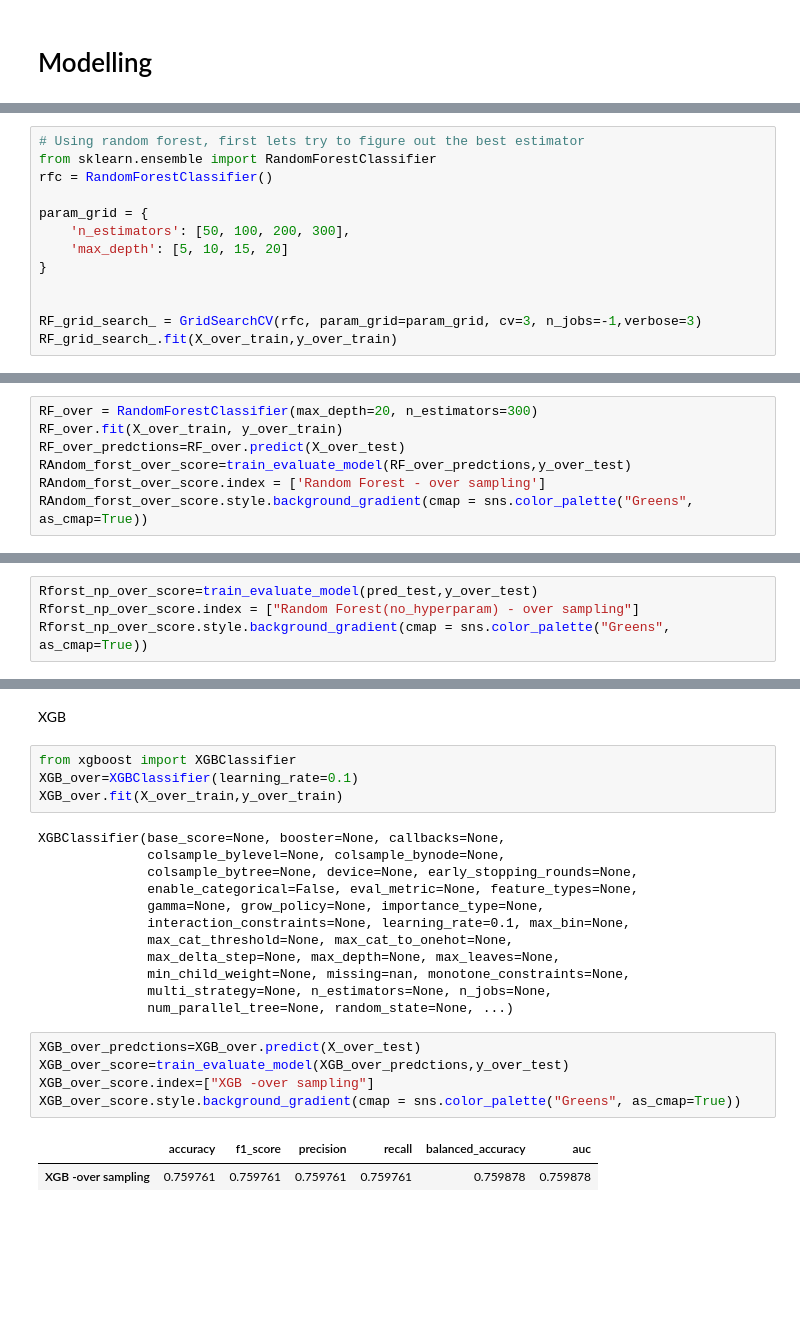
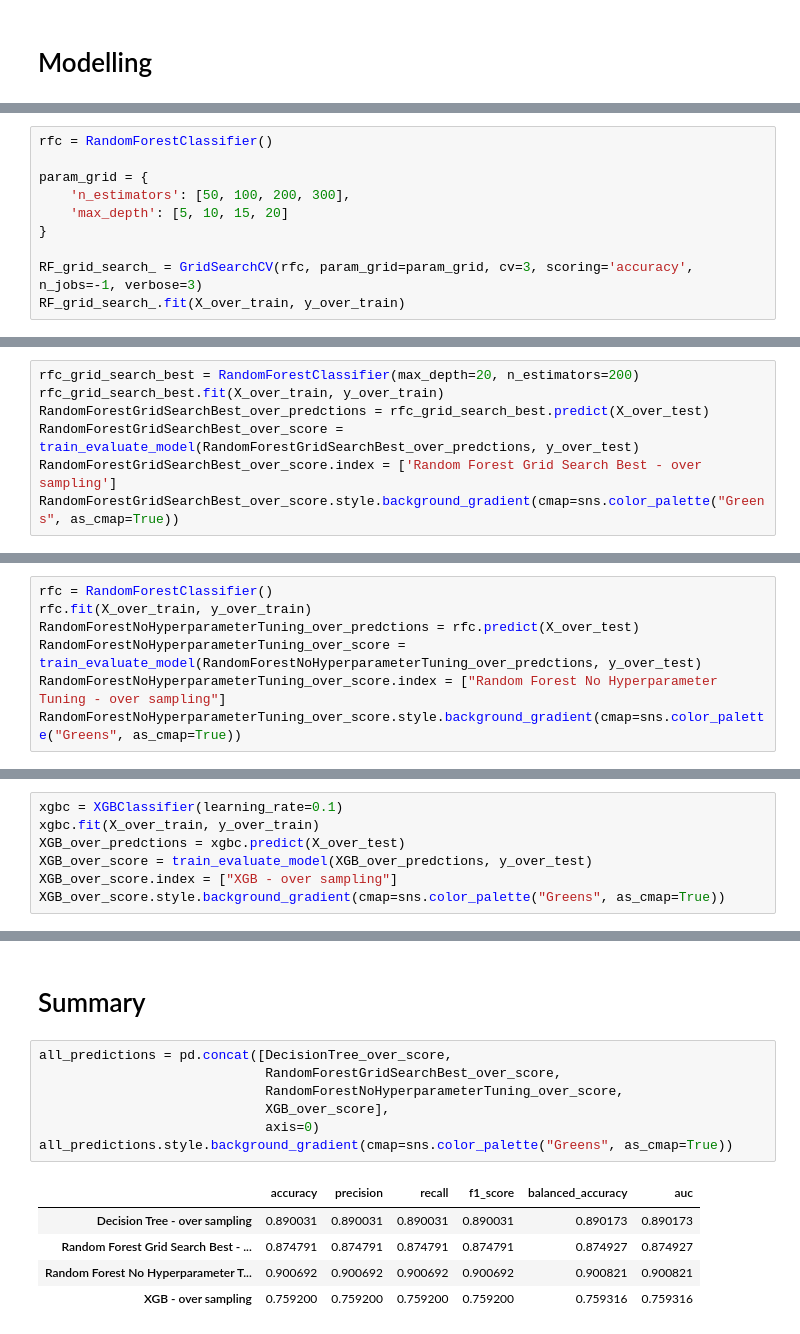
Before and after one commit to Zhengro/WiDS_Datathon, a Jupyter notebook: workshops/Diabetes Health Indicators.ipynb, the cells around one changed output, grey strips where cells are left out. Cells and saved outputs as stored; diff of their text form; blank space fills up the shorter version.

```diff
--- a/workshops/Diabetes Health Indicators.ipynb
+++ b/workshops/Diabetes Health Indicators.ipynb
@@ -502,6 +608,4 @@ The Recall score of this model is 0.95 i.e. 95% of all cases will be correctly i
 # %%
-# Using random forest, first lets try to figure out the best estimator
-from sklearn.ensemble import RandomForestClassifier
 rfc = RandomForestClassifier()
 
 param_grid = {
@@ -509,6 +613,5 @@ param_grid = {
     'max_depth': [5, 10, 15, 20]
 }
 
-
-RF_grid_search_ = GridSearchCV(rfc, param_grid=param_grid, cv=3, n_jobs=-1,verbose=3)
-RF_grid_search_.fit(X_over_train,y_over_train)
+RF_grid_search_ = GridSearchCV(rfc, param_grid=param_grid, cv=3, scoring='accuracy', n_jobs=-1, verbose=3)
+RF_grid_search_.fit(X_over_train, y_over_train)
@@ -529,8 +622,8 @@ RandomForestClassifier(max_depth=20, n_estimators=200)
 # %%
-RF_over = RandomForestClassifier(max_depth=20, n_estimators=300)
-RF_over.fit(X_over_train, y_over_train)
-RF_over_predctions=RF_over.predict(X_over_test)
-RAndom_forst_over_score=train_evaluate_model(RF_over_predctions,y_over_test)
-RAndom_forst_over_score.index = ['Random Forest - over sampling']
-RAndom_forst_over_score.style.background_gradient(cmap = sns.color_palette("Greens", as_cmap=True))
+rfc_grid_search_best = RandomForestClassifier(max_depth=20, n_estimators=200)
+rfc_grid_search_best.fit(X_over_train, y_over_train)
+RandomForestGridSearchBest_over_predctions = rfc_grid_search_best.predict(X_over_test)
+RandomForestGridSearchBest_over_score = train_evaluate_model(RandomForestGridSearchBest_over_predctions, y_over_test)
+RandomForestGridSearchBest_over_score.index = ['Random Forest Grid Search Best - over sampling']
+RandomForestGridSearchBest_over_score.style.background_gradient(cmap=sns.color_palette("Greens", as_cmap=True))
 # %% [output]
@@ -583,0 +647,7 @@ Check feature importance
+# %%
+rfc = RandomForestClassifier()
+rfc.fit(X_over_train, y_over_train)
+RandomForestNoHyperparameterTuning_over_predctions = rfc.predict(X_over_test)
+RandomForestNoHyperparameterTuning_over_score = train_evaluate_model(RandomForestNoHyperparameterTuning_over_predctions, y_over_test)
+RandomForestNoHyperparameterTuning_over_score.index = ["Random Forest No Hyperparameter Tuning - over sampling"]
+RandomForestNoHyperparameterTuning_over_score.style.background_gradient(cmap=sns.color_palette("Greens", as_cmap=True))
@@ -605,5 +696,8 @@ older&poor 0.020236936448702645
 # %%
-Rforst_np_over_score=train_evaluate_model(pred_test,y_over_test)
-Rforst_np_over_score.index = ["Random Forest(no_hyperparam) - over sampling"]
-Rforst_np_over_score.style.background_gradient(cmap = sns.color_palette("Greens", as_cmap=True))
+xgbc = XGBClassifier(learning_rate=0.1)
+xgbc.fit(X_over_train, y_over_train)
+XGB_over_predctions = xgbc.predict(X_over_test)
+XGB_over_score = train_evaluate_model(XGB_over_predctions, y_over_test)
+XGB_over_score.index = ["XGB - over sampling"]
+XGB_over_score.style.background_gradient(cmap=sns.color_palette("Greens", as_cmap=True))
 # %% [output]
@@ -612,26 +706,15 @@ Rforst_np_over_score.style.background_gradient(cmap = sns.color_palette("Greens"
-# %% [markdown]
-XGB
-# %%
-from xgboost import XGBClassifier
-XGB_over=XGBClassifier(learning_rate=0.1)
-XGB_over.fit(X_over_train,y_over_train)
-# %% [output]
-XGBClassifier(base_score=None, booster=None, callbacks=None,
-              colsample_bylevel=None, colsample_bynode=None,
-              colsample_bytree=None, device=None, early_stopping_rounds=None,
-              enable_categorical=False, eval_metric=None, feature_types=None,
-              gamma=None, grow_policy=None, importance_type=None,
-              interaction_constraints=None, learning_rate=0.1, max_bin=None,
-              max_cat_threshold=None, max_cat_to_onehot=None,
-              max_delta_step=None, max_depth=None, max_leaves=None,
-              min_child_weight=None, missing=nan, monotone_constraints=None,
-              multi_strategy=None, n_estimators=None, n_jobs=None,
-              num_parallel_tree=None, random_state=None, ...)
+# %% [markdown]
+# Summary
 # %%
-XGB_over_predctions=XGB_over.predict(X_over_test)
-XGB_over_score=train_evaluate_model(XGB_over_predctions,y_over_test)
-XGB_over_score.index=["XGB -over sampling"]
-XGB_over_score.style.background_gradient(cmap = sns.color_palette("Greens", as_cmap=True))
+all_predictions = pd.concat([DecisionTree_over_score,
+                             RandomForestGridSearchBest_over_score,
+                             RandomForestNoHyperparameterTuning_over_score,
+                             XGB_over_score],
+                             axis=0)
+all_predictions.style.background_gradient(cmap=sns.color_palette("Greens", as_cmap=True))
 # %% [output]
-|  | accuracy | f1_score | precision | recall | balanced_accuracy | auc |
-| XGB -over sampling | 0.759761 | 0.759761 | 0.759761 | 0.759761 | 0.759878 | 0.759878 |
+|  | accuracy | precision | recall | f1_score | balanced_accuracy | auc |
+| Decision Tree - over sampling | 0.890031 | 0.890031 | 0.890031 | 0.890031 | 0.890173 | 0.890173 |
+| Random Forest Grid Search Best - ... | 0.874791 | 0.874791 | 0.874791 | 0.874791 | 0.874927 | 0.874927 |
+| Random Forest No Hyperparameter T... | 0.900692 | 0.900692 | 0.900692 | 0.900692 | 0.900821 | 0.900821 |
+| XGB - over sampling | 0.759200 | 0.759200 | 0.759200 | 0.759200 | 0.759316 | 0.759316 |
```
Also changed, not shown: parts of 153 cells of this notebook, 1 other file.
